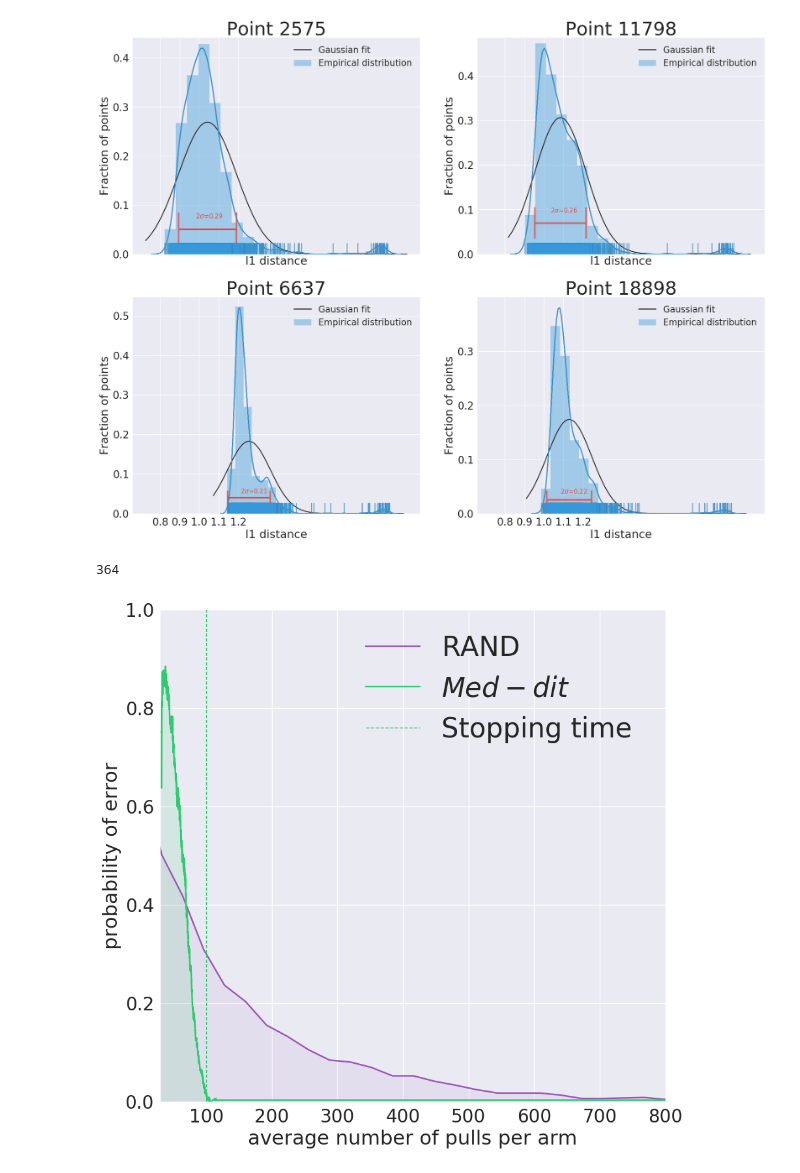
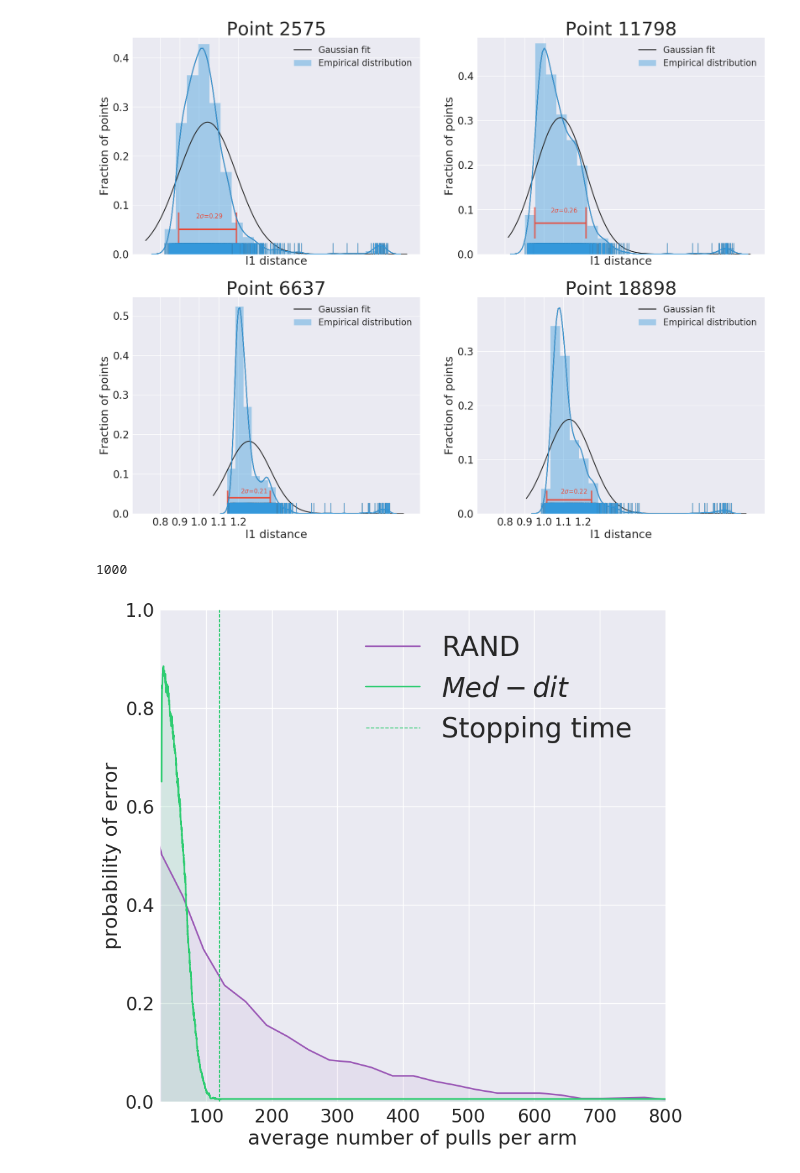
Before and after one commit to bagavi/Meddit, a Jupyter notebook: figures/RNASeq20k Figures.ipynb, the cells around one changed output. Saved outputs shown, nothing was run; the diff lists cells and outputs as text; code cells hidden in the pictures.

```diff
--- a/figures/RNASeq20k Figures.ipynb
+++ b/figures/RNASeq20k Figures.ipynb
@@ -119,31 +119,34 @@ mab = []
 m = 15000
 print len(os.listdir(mab_folder))
 for flname in os.listdir(mab_folder):
-    with open(mab_folder+flname,'rb') as f:
-        x=pickle.load(f)
-        answer = x[0][:np.where(x[0]==0)[0][0]]
-        accuracy = np.pad(answer==best_arm, (0,m-len(answer)), 'edge')
-        mab += [accuracy]
+    try:
+        with open(mab_folder+flname,'rb') as f:
+            x=pickle.load(f)
+            answer = x[0][:np.where(x[0]==0)[0][0]]
+            accuracy = np.pad(answer==best_arm, (0,m-len(answer)), 'edge')
+            mab += [accuracy]
+    except:
+        print "Wron exp", flname
 mab_error = 1-np.array(mab).mean(axis=0)
 mab_arm = 32+np.arange(0, mab_error.shape[0])*32*32/20000.0
 # %% [output]
-364
+1000
 # %%
-mab_avg_stopping_time = 100
+mab_avg_stopping_time = 120
 fig = plt.figure(figsize=(10,10))
 sns.set(font_scale = 2)
 xaxis = np.arange(len(truths))*32
 mab_arm[-1] = xaxis[-1]
 plt.plot(xaxis, 1-truths, label='RAND', color=colors[0])
 plt.fill_between(xaxis, 1-truths,0, color=colors[0], alpha=0.08)
 plt.plot(mab_arm, mab_error, label='$Med-dit$',  color=colors[-1])
 plt.fill_between(mab_arm, mab_error,0,  color=colors[-1],alpha=0.12)
 plt.axvline(mab_avg_stopping_time, linestyle='--', lw=1, color=colors[-1], label="Stopping time ")
 plt.legend(prop={'size': 30})
 plt.xlabel('average number of pulls per arm')
 plt.ylabel('probability of error')
 plt.xlim((30,800))
 plt.ylim((0,1))
 plt.show()
 # %% [output]
-[figure, old version]
+[figure, new version]
```
Also changed, not shown: 2 other files.
